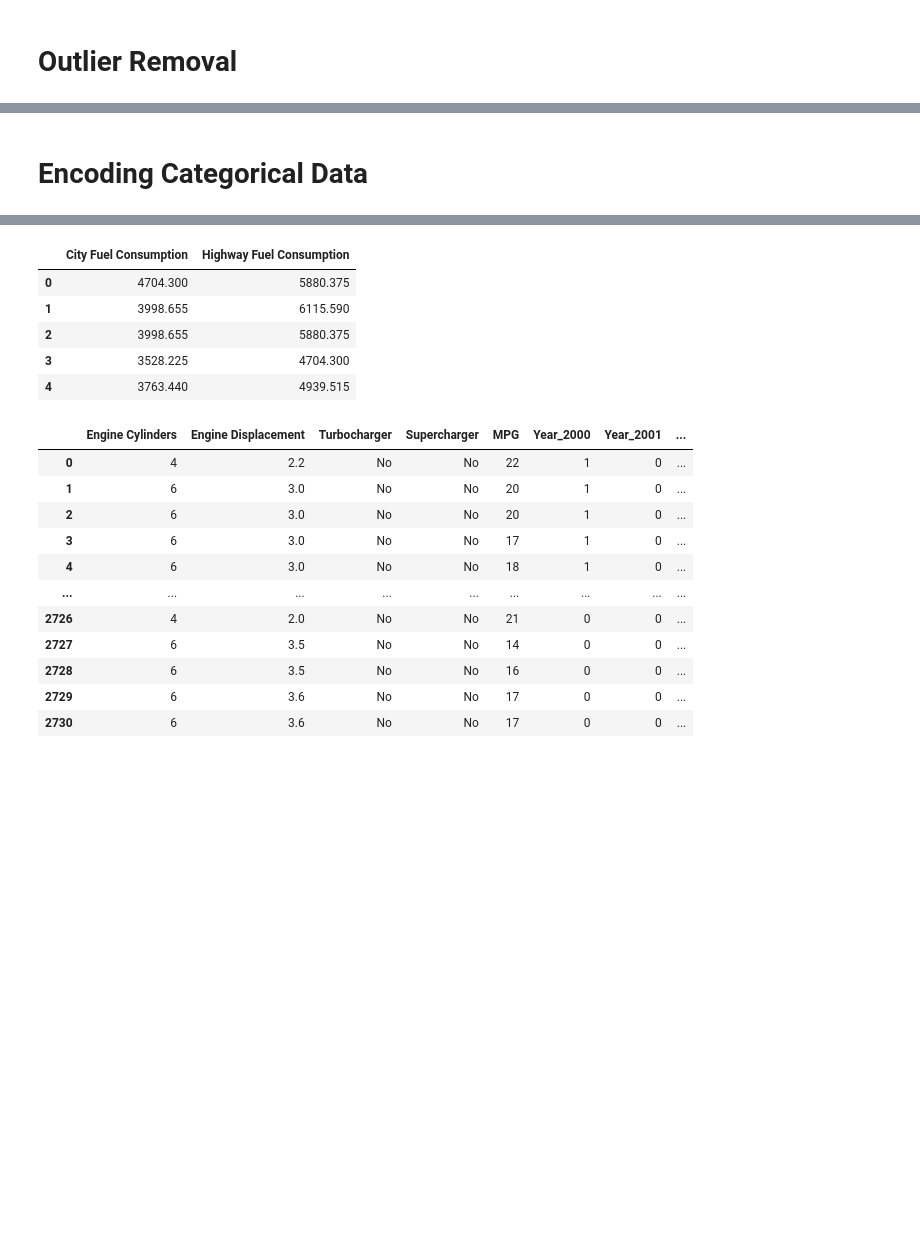
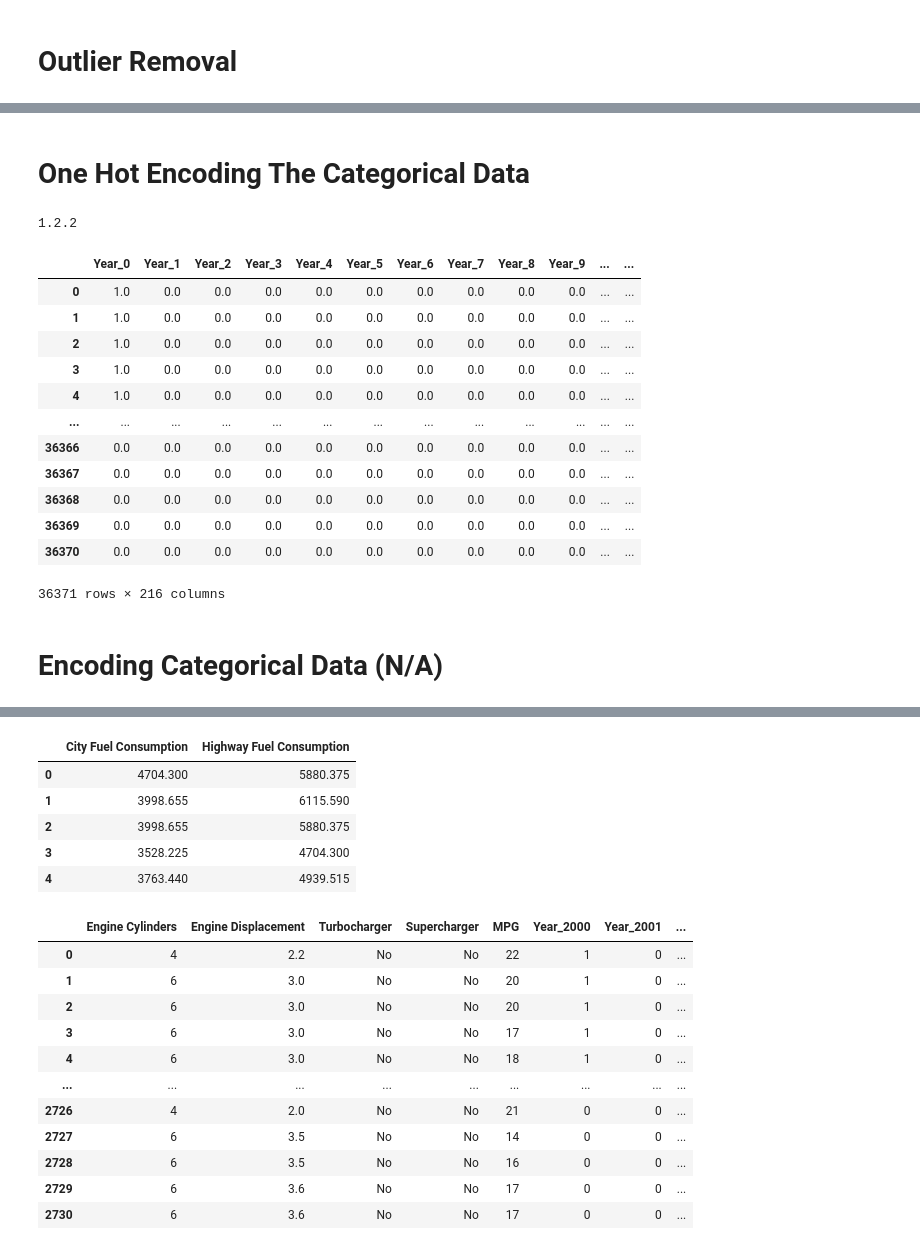
Before and after one commit to UmeshikaThathsarani/FuelO, a Jupyter notebook: FuelO_Preprocessing.ipynb, the cells around one changed output, grey strips where cells are left out. Drawn from its saved outputs; the diff is of its cells as text; code cells hidden in the pictures; blank space fills up the shorter version.

```diff
--- a/FuelO_Preprocessing.ipynb
+++ b/FuelO_Preprocessing.ipynb
@@ -199,0 +236,56 @@ plt.show()
+# %% [markdown]
+# **One Hot Encoding The Categorical Data**
+# %%
+df5 = pd.read_csv('/content/OnlyCorrelated.csv')
+# %%
+import sklearn
+print(sklearn.__version__)
+# %% [output]
+1.2.2
+# %%
+categorical_features = ['Year', 'Make', 'Transmission', 'Turbocharger', 'Fuel Type']
+numerical_features = ['Engine Cylinders', 'MPG']
+
+# Create a separate OneHotEncoder for each categorical feature
+onehot_encoders = {}
+for feature in categorical_features:
+    ohe = OneHotEncoder(sparse_output=False)
+    ohe.fit(df5[[feature]])
+    onehot_encoders[feature] = ohe
+    joblib.dump(ohe, f'onehot_encoder_{feature}.pkl')
+
+# Create a separate MinMaxScaler for each numerical feature
+scalers = {}
+for feature in numerical_features:
+    scaler = MinMaxScaler(feature_range=(0, 1))
+    scaler.fit(df5[[feature]])
+    scalers[feature] = scaler
+    joblib.dump(scaler, f'scaler_{feature}.pkl')
+
+# Transform the data using the respective encoders and scalers
+X_cat = np.concatenate([onehot_encoders[feature].transform(df5[[feature]]) for feature in categorical_features], axis=1)
+X_num = np.concatenate([scalers[feature].transform(df5[[feature]]) for feature in numerical_features], axis=1)
+X = np.concatenate((X_cat, X_num), axis=1)
+X_cat_names = np.concatenate([onehot_encoders[feature].get_feature_names_out([feature]) for feature in categorical_features], axis=0)
+X_num_names = numerical_features
+X_names = np.concatenate((X_cat_names, X_num_names))
+y = df5[['City Fuel Consumption', 'Highway Fuel Consumption']].values
+# %%
+df6 = pd.DataFrame(X, columns=X_names)
+df6[['City Fuel Consumption', 'Highway Fuel Consumption']] = y
+# %%
+df6
+# %% [output]
+|  | Year_0 | Year_1 | Year_2 | Year_3 | Year_4 | Year_5 | Year_6 | Year_7 | Year_8 | Year_9 | ... | ... |
+| 0 | 1.0 | 0.0 | 0.0 | 0.0 | 0.0 | 0.0 | 0.0 | 0.0 | 0.0 | 0.0 | ... | ... |
+| 1 | 1.0 | 0.0 | 0.0 | 0.0 | 0.0 | 0.0 | 0.0 | 0.0 | 0.0 | 0.0 | ... | ... |
+| 2 | 1.0 | 0.0 | 0.0 | 0.0 | 0.0 | 0.0 | 0.0 | 0.0 | 0.0 | 0.0 | ... | ... |
+| 3 | 1.0 | 0.0 | 0.0 | 0.0 | 0.0 | 0.0 | 0.0 | 0.0 | 0.0 | 0.0 | ... | ... |
+| 4 | 1.0 | 0.0 | 0.0 | 0.0 | 0.0 | 0.0 | 0.0 | 0.0 | 0.0 | 0.0 | ... | ... |
+| ... | ... | ... | ... | ... | ... | ... | ... | ... | ... | ... | ... | ... |
+| 36366 | 0.0 | 0.0 | 0.0 | 0.0 | 0.0 | 0.0 | 0.0 | 0.0 | 0.0 | 0.0 | ... | ... |
+| 36367 | 0.0 | 0.0 | 0.0 | 0.0 | 0.0 | 0.0 | 0.0 | 0.0 | 0.0 | 0.0 | ... | ... |
+| 36368 | 0.0 | 0.0 | 0.0 | 0.0 | 0.0 | 0.0 | 0.0 | 0.0 | 0.0 | 0.0 | ... | ... |
+| 36369 | 0.0 | 0.0 | 0.0 | 0.0 | 0.0 | 0.0 | 0.0 | 0.0 | 0.0 | 0.0 | ... | ... |
+| 36370 | 0.0 | 0.0 | 0.0 | 0.0 | 0.0 | 0.0 | 0.0 | 0.0 | 0.0 | 0.0 | ... | ... |
+36371 rows × 216 columns
@@ -200,5 +294,5 @@ plt.show()
 # %% [markdown]
-# **Encoding Categorical Data**
+# **Encoding Categorical Data (N/A)**
 # %%
 df3 = pd.read_csv('/content/OutliersRemoved.csv')
 # %%
```
Also changed, not shown: parts of 34 cells of this notebook.
